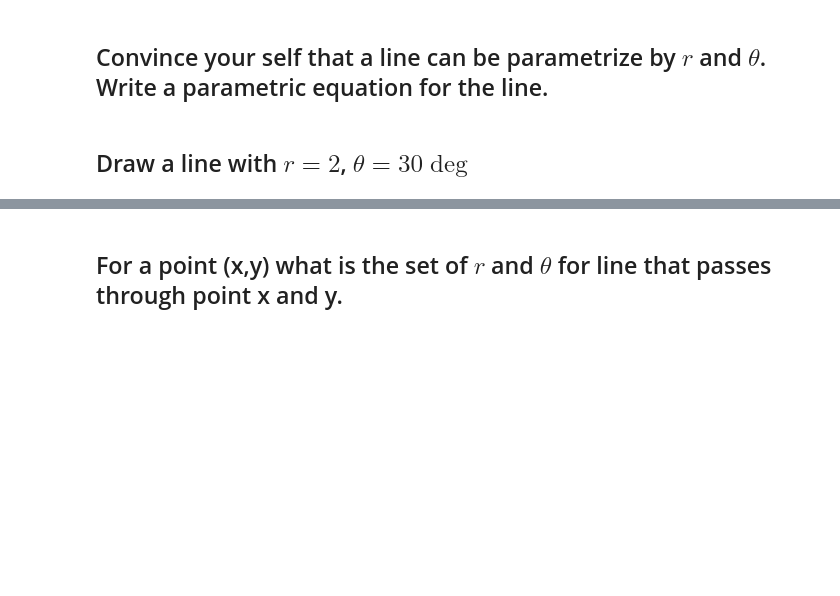
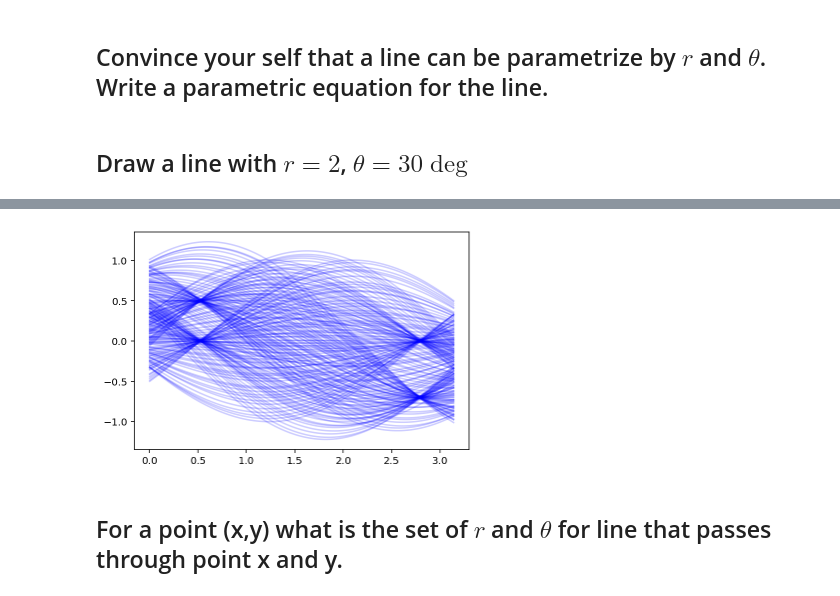
Before and after one commit to MUIC-Numerical-Methods-2018/extra-2-hough-transform, a Jupyter notebook: HoughTransform.ipynb, the cells around one changed output, grey strips where cells are left out. Cells and saved outputs as stored; diff of their text form; code cells hidden in the pictures; blank space fills up the shorter version.

```diff
--- a/HoughTransform.ipynb
+++ b/HoughTransform.ipynb
@@ -42,2 +59,18 @@ plt.plot(data[:, 0], data[:, 1], '.r')
+# %%
+def make_r_theta(x, y):
+    thetas = np.linspace(0, np.pi, 200)
+    rs = x*np.cos(thetas) + y*np.sin(thetas)
+    return rs, thetas
+
+all_rs = []
+all_thetas = []
+for d in data:
+    x, y = d
+    rs, thetas = make_r_theta(x,y)
+    all_rs.append(rs)
+    all_thetas.append(thetas)
+    plt.plot(thetas, rs, 'b', alpha=0.2)
+# %% [output]
+[figure, added]
 # %% [markdown]
 ## For a point (x,y) what is the set of $r$ and $\theta$ for line that passes through point x and y.
```
Also changed, not shown: parts of 5 cells of this notebook.
